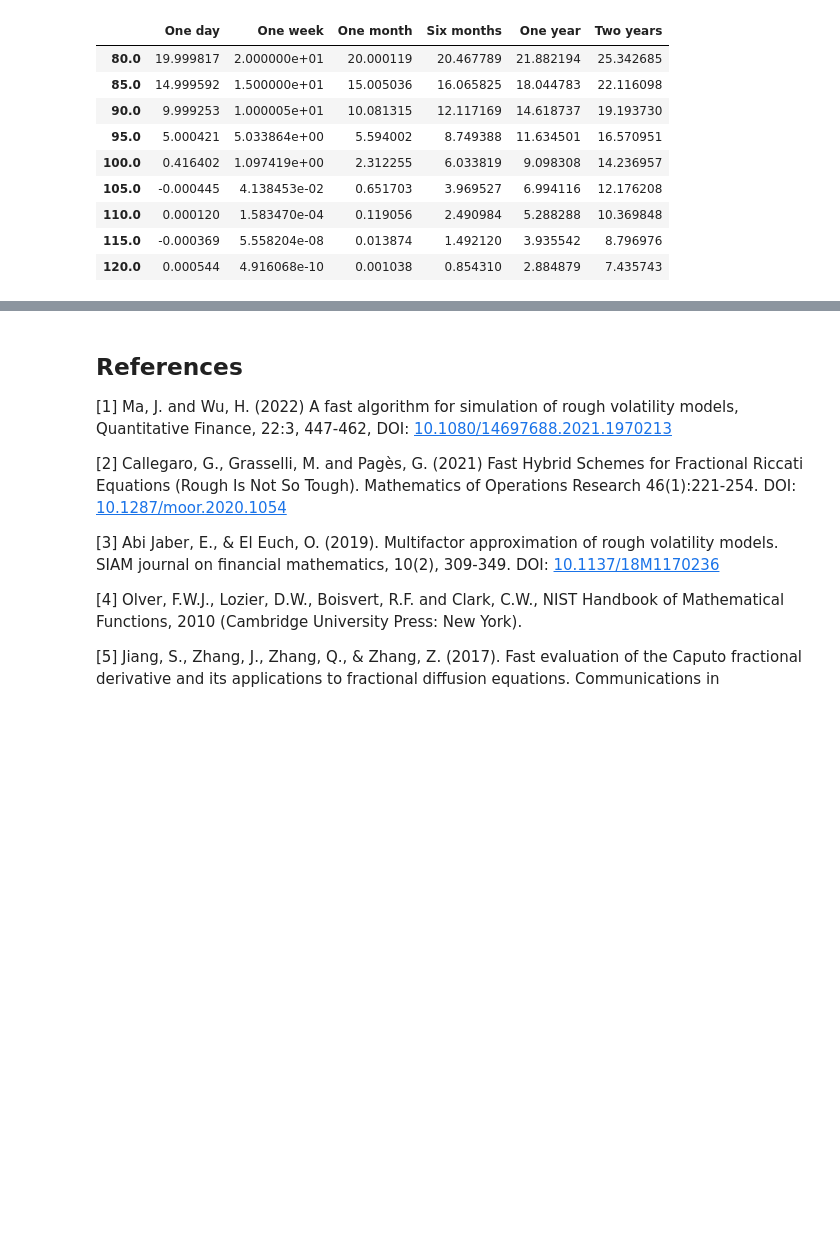
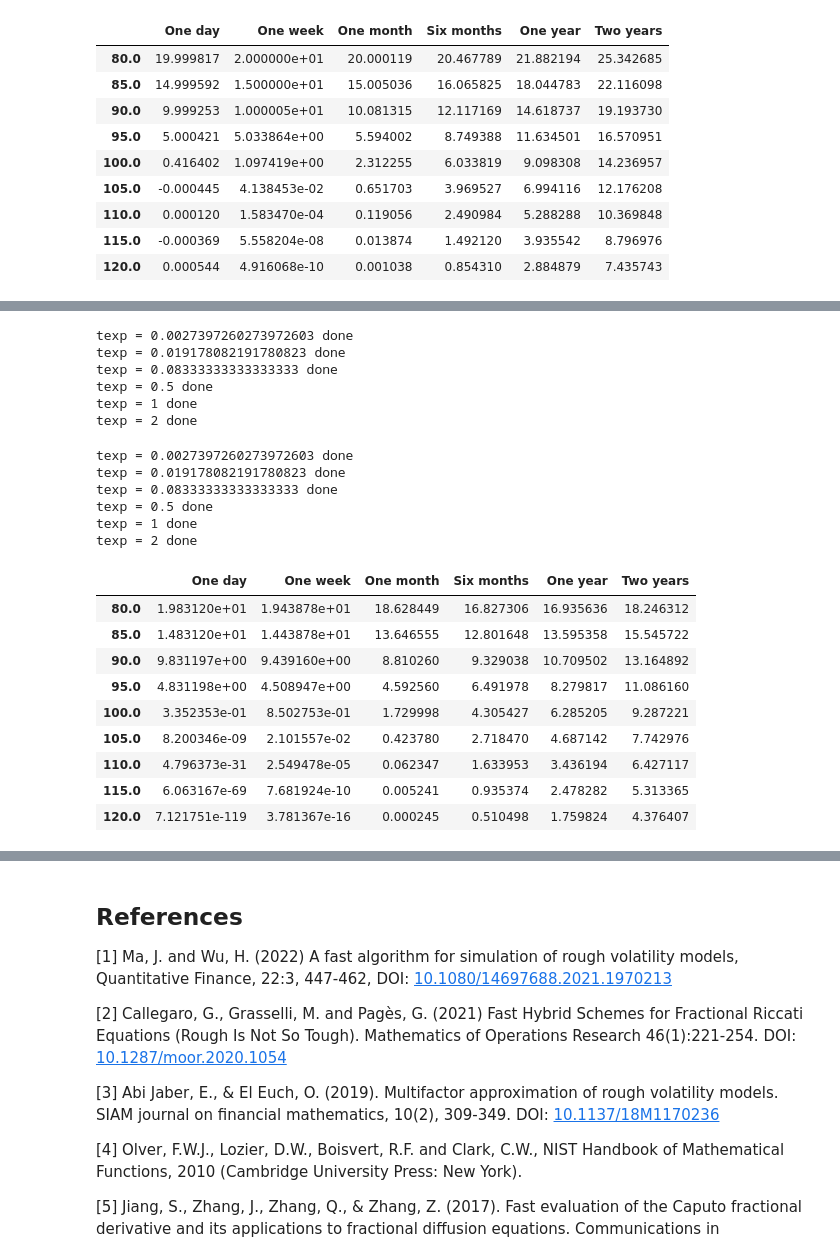
Before and after one commit to RickChauYanChak/PHBS_ASP_2023, a Jupyter notebook: Final Project/ASP_final_project.ipynb, the cells around one changed output, grey strips where cells are left out. Saved outputs shown, nothing was run; the diff lists cells and outputs as text; code cells hidden in the pictures; blank space fills up the shorter version.

```diff
--- a/Final Project/ASP_final_project.ipynb
+++ b/Final Project/ASP_final_project.ipynb
@@ -652,0 +810,31 @@ prices_reg_heston_df
+# %%
+prices_038_EM_CMC_df = generate_prices(0.38, 'MEM', cond=True, correct_fwd=False)
+# %% [output]
+texp = 0.0027397260273972603 done
+texp = 0.019178082191780823 done
+texp = 0.08333333333333333 done
+texp = 0.5 done
+texp = 1 done
+texp = 2 done
+# %%
+prices_038_Fast_CMC_df = generate_prices(0.38, 'Fast', cond=True, correct_fwd=False)
+# %% [output]
+texp = 0.0027397260273972603 done
+texp = 0.019178082191780823 done
+texp = 0.08333333333333333 done
+texp = 0.5 done
+texp = 1 done
+texp = 2 done
+# %%
+prices_038_EM_CMC_df
+# %% [output]
+|  | One day | One week | One month | Six months | One year | Two years |
+| 80.0 | 1.983120e+01 | 1.943878e+01 | 18.628449 | 16.827306 | 16.935636 | 18.246312 |
+| 85.0 | 1.483120e+01 | 1.443878e+01 | 13.646555 | 12.801648 | 13.595358 | 15.545722 |
+| 90.0 | 9.831197e+00 | 9.439160e+00 | 8.810260 | 9.329038 | 10.709502 | 13.164892 |
+| 95.0 | 4.831198e+00 | 4.508947e+00 | 4.592560 | 6.491978 | 8.279817 | 11.086160 |
+| 100.0 | 3.352353e-01 | 8.502753e-01 | 1.729998 | 4.305427 | 6.285205 | 9.287221 |
+| 105.0 | 8.200346e-09 | 2.101557e-02 | 0.423780 | 2.718470 | 4.687142 | 7.742976 |
+| 110.0 | 4.796373e-31 | 2.549478e-05 | 0.062347 | 1.633953 | 3.436194 | 6.427117 |
+| 115.0 | 6.063167e-69 | 7.681924e-10 | 0.005241 | 0.935374 | 2.478282 | 5.313365 |
+| 120.0 | 7.121751e-119 | 3.781367e-16 | 0.000245 | 0.510498 | 1.759824 | 4.376407 |
```
Also changed, not shown: parts of 15 cells of this notebook.
